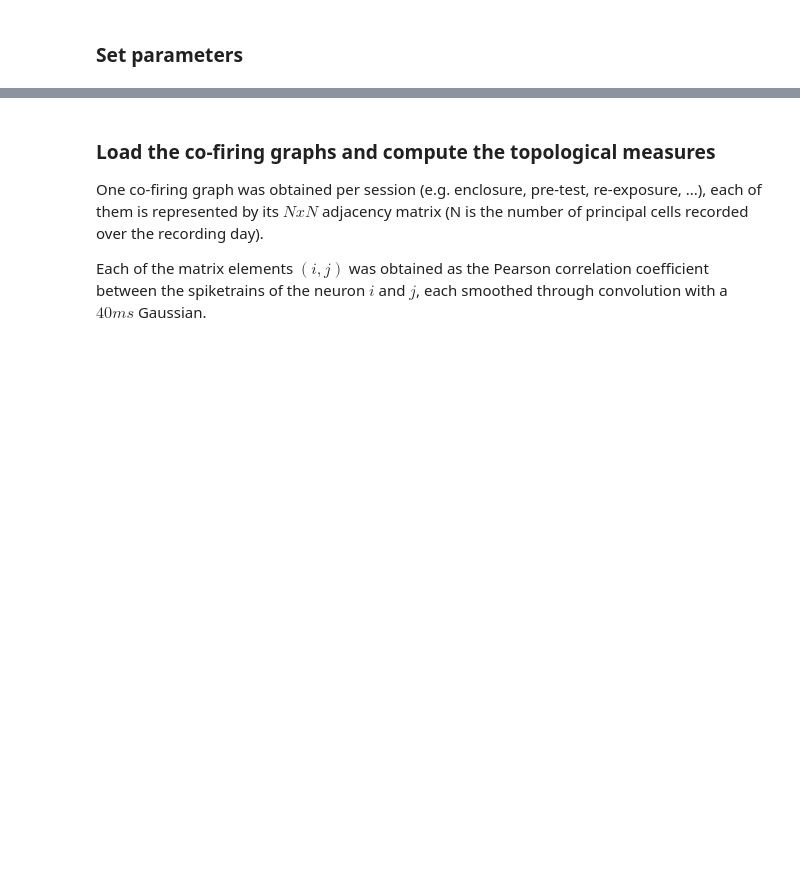
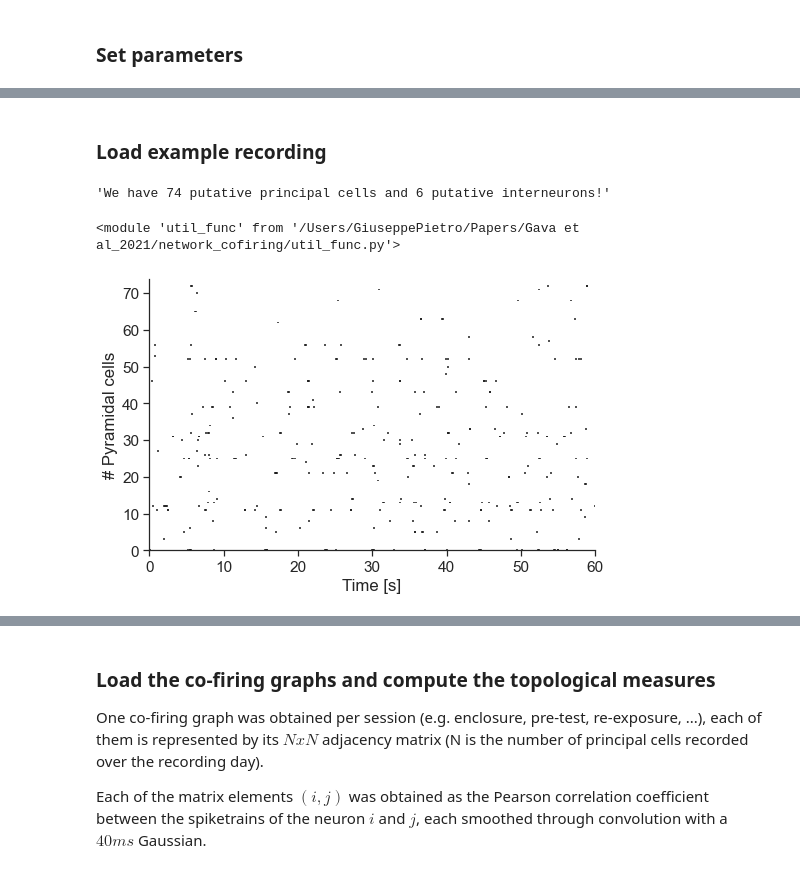
Before and after one commit to drsax93/cofiringTopology, a Jupyter notebook: cofiringTopology.ipynb, the cells around one changed output, grey strips where cells are left out. Drawn from its saved outputs; the diff is of its cells as text; code cells hidden in the pictures; blank space fills up the shorter version.

```diff
--- a/cofiringTopology.ipynb
+++ b/cofiringTopology.ipynb
@@ -31,6 +33,11 @@ warnings.filterwarnings('ignore')
 # %%
 # directory
 homeDir = os.getcwd() # make sure it's the folder level where the script resides
+recday = 'mhb10-161111'
+# global parameters
+sampT = 50*10e-6 # spike sampling period 50us / 20kHz
+trackSamp = 32/1250 # tracking sampling period
+track2cm = 150/37 # from pixels to cm
 # plotting parameters
 RED = sns.hls_palette(20,l=.5,s=1)[0]
 PURPLE = sns.hls_palette(10,l=.45,s=1)[8]
@@ -107,0 +57,46 @@ The available experiments are ['spp', 'cpp', 'familiar-reward', 'novel-only']
+# %% [markdown]
+### Load example recording
+# %%
+# Load data from example recording session Exposure -- i.e. exploration of a familiar environment
+ses_id = 1 # the Exposure session is the first of the recording day
+recDir = homeDir+'/data/recday/'
+bsnm = recDir + recday # name of the whole recording day
+sesfile = bsnm + '_' + str(ses_id) # session name
+# Load session times @ spikes sampling rate (20kHz)
+stages = uf.loadStages(bsnm)
+sessMaxTimes = np.array(stages['end_t'] - stages['start_t'])
+maxT = sessMaxTimes[ses_id-1]
+des = uf.loadUnits(sesfile)['des'] # load units putative identity
+indP = des=='p1' # principal cells
+indI = (des=='b1')|(des=='i1') # interneurons
+f'We have {np.sum(indP)} putative principal cells and {np.sum(indI)} putative interneurons!'
+# %% [output]
+'We have 74 putative principal cells and 6 putative interneurons!'
+# %%
+import importlib
+importlib.reload(uf)
+# %% [output]
+<module 'util_func' from '/Users/GiuseppePietro/Papers/Gava et al_2021/network_cofiring/util_func.py'>
+# %%
+# Load the spiketrains of all the units
+res,clu = uf.loadSpikeTimes(sesfile, res2eeg=1)
+spiketrains = [res[clu==i] for i in np.unique(clu) if indP[i]] # select only p1 cells
+# raster plot
+sns.set(style='ticks',font_scale=1.4)
+fig = plt.figure(figsize=(8,5))
+fig.patch.set_facecolor('white')
+ist = 500; ifin = 560 # start/end times in sec
+start = ist/sampT; fin = ifin/sampT # start/end times in samples
+spk2d = [spkTemp[(spkTemp>start) &\
+                 (spkTemp<fin)] for spkTemp in spiketrains] # spikestamps to visuualise
+np.random.shuffle(spk2d) # shuffle neurons ID (NOT spike timing)
+plt.eventplot(spk2d,color='k',linelengths=0.5)
+plt.ylim(0,len(spiketrains))
+# plt.yticks([-1,10,20,30,40,50,60,len(spikes)+1], [1,'','','','','','',len(spikes)])
+plt.ylabel('# Pyramidal cells')
+plt.xlim(start-100,fin)
+plt.xticks(np.linspace(start,fin,7),np.arange(0,ifin-ist+1,10))
+plt.xlabel('Time [s]')
+sns.despine()
+# %% [output]
+[figure, added]
```
Also changed, not shown: parts of 11 cells of this notebook, 5 other files.
